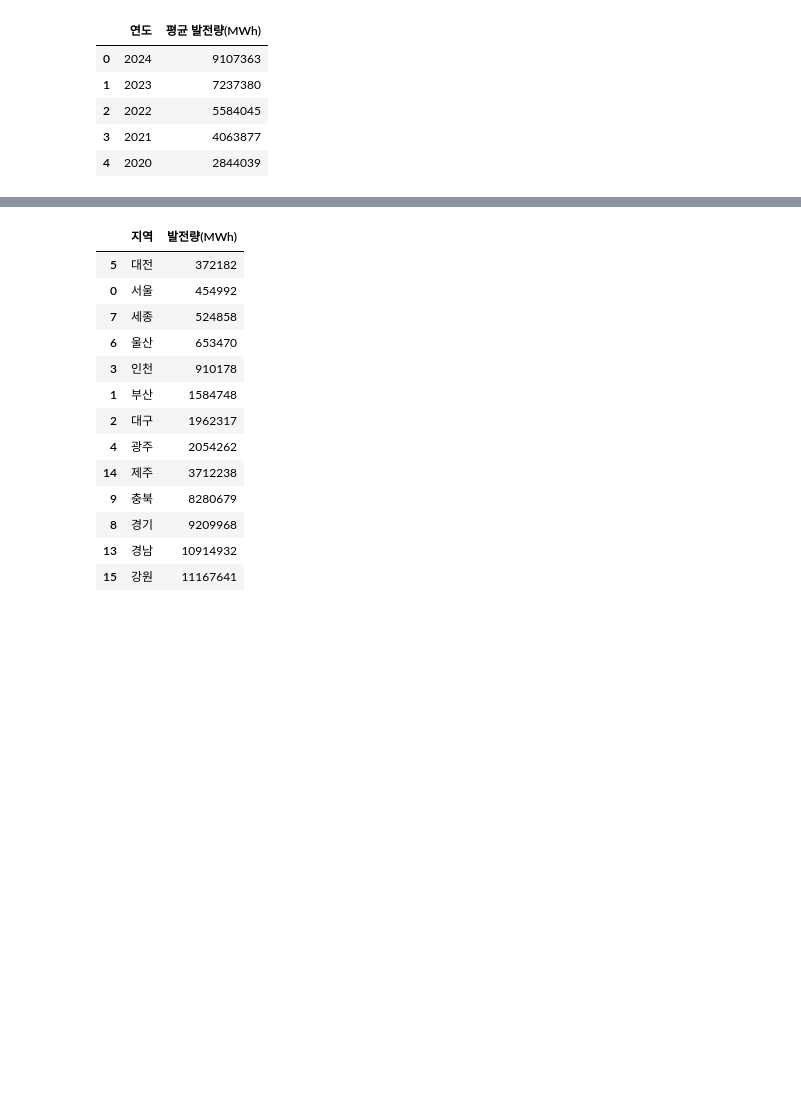
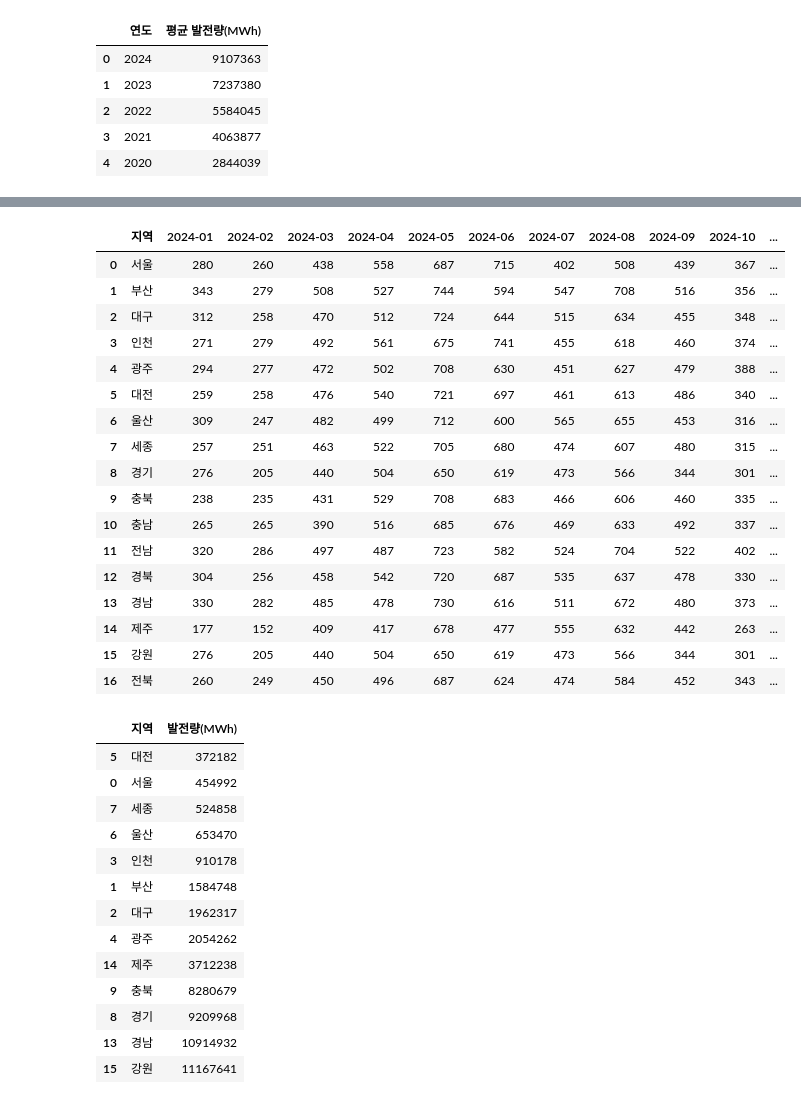
Before and after one commit to taehyunan-99/project_seasonal_renewable_energy, a Jupyter notebook: main.ipynb, the cells around one changed output, grey strips where cells are left out. Cells and saved outputs as stored; diff of their text form; code cells hidden in the pictures; blank space fills up the shorter version.

```diff
--- a/main.ipynb
+++ b/main.ipynb
@@ -234,3 +273,46 @@ gen_new_total.to_excel("dataset/지역별_연도별_신규_발전량.xlsx", inde
+# %%
+# 24년 지역 / 월별 일사량
+
+# 지역명 / 순서 통일
+solar_radiation_month = pd.read_csv('dataset/지역별_월별_합계_일사량.csv', encoding="cp949")
+solar_radiation_month = solar_radiation_month.iloc[:, 1:]
+solar_radiation_month = solar_radiation_month.pivot_table(index="일시", columns="지점명", values="합계 일사량(MJ/m2)", aggfunc='max', fill_value=0).round().astype(int)
+
+solar_radiation_month_df = solar_radiation_month.T.reset_index()
+solar_radiation_month_df.index.name = None
+solar_radiation_month_df.columns.name = None
+solar_radiation_month_df.rename(columns={"지점명": "지역"}, inplace=True)
+
+solar_radiation_month_df = solar_radiation_month_df.iloc[[6,5,2,12,1,3,11,7,0,16,4,10,9,15,14,0,13]].reset_index(drop=True)
+solar_radiation_month_df["지역"] = ["서울","부산","대구","인천","광주","대전","울산","세종","경기","충북","충남","전남","경북","경남","제주","강원","전북"]
+
+# 결측값 처리
+avg = solar_radiation_month_df["2024-01"].mean().round()
+avg = avg.astype(int)
+solar_radiation_month_df.iloc[10, 1:3] = avg
+
+solar_radiation_month_df.to_excel("dataset/2024_지역별_월별_합계_일사량.xlsx", index=False, engine="openpyxl")
+
+solar_radiation_month_df
+# %% [output]
+|  | 지역 | 2024-01 | 2024-02 | 2024-03 | 2024-04 | 2024-05 | 2024-06 | 2024-07 | 2024-08 | 2024-09 | 2024-10 | ... |
+| 0 | 서울 | 280 | 260 | 438 | 558 | 687 | 715 | 402 | 508 | 439 | 367 | ... |
+| 1 | 부산 | 343 | 279 | 508 | 527 | 744 | 594 | 547 | 708 | 516 | 356 | ... |
+| 2 | 대구 | 312 | 258 | 470 | 512 | 724 | 644 | 515 | 634 | 455 | 348 | ... |
+| 3 | 인천 | 271 | 279 | 492 | 561 | 675 | 741 | 455 | 618 | 460 | 374 | ... |
+| 4 | 광주 | 294 | 277 | 472 | 502 | 708 | 630 | 451 | 627 | 479 | 388 | ... |
+| 5 | 대전 | 259 | 258 | 476 | 540 | 721 | 697 | 461 | 613 | 486 | 340 | ... |
+| 6 | 울산 | 309 | 247 | 482 | 499 | 712 | 600 | 565 | 655 | 453 | 316 | ... |
+| 7 | 세종 | 257 | 251 | 463 | 522 | 705 | 680 | 474 | 607 | 480 | 315 | ... |
+| 8 | 경기 | 276 | 205 | 440 | 504 | 650 | 619 | 473 | 566 | 344 | 301 | ... |
+| 9 | 충북 | 238 | 235 | 431 | 529 | 708 | 683 | 466 | 606 | 460 | 335 | ... |
+| 10 | 충남 | 265 | 265 | 390 | 516 | 685 | 676 | 469 | 633 | 492 | 337 | ... |
+| 11 | 전남 | 320 | 286 | 497 | 487 | 723 | 582 | 524 | 704 | 522 | 402 | ... |
+| 12 | 경북 | 304 | 256 | 458 | 542 | 720 | 687 | 535 | 637 | 478 | 330 | ... |
+| 13 | 경남 | 330 | 282 | 485 | 478 | 730 | 616 | 511 | 672 | 480 | 373 | ... |
+| 14 | 제주 | 177 | 152 | 409 | 417 | 678 | 477 | 555 | 632 | 442 | 263 | ... |
+| 15 | 강원 | 276 | 205 | 440 | 504 | 650 | 619 | 473 | 566 | 344 | 301 | ... |
+| 16 | 전북 | 260 | 249 | 450 | 496 | 687 | 624 | 474 | 584 | 452 | 343 | ... |
 # %%
 # 연도별 신규 발전량 평균 성장 데이터 그래프 제작
 
```
Also changed, not shown: parts of 3 cells of this notebook.
